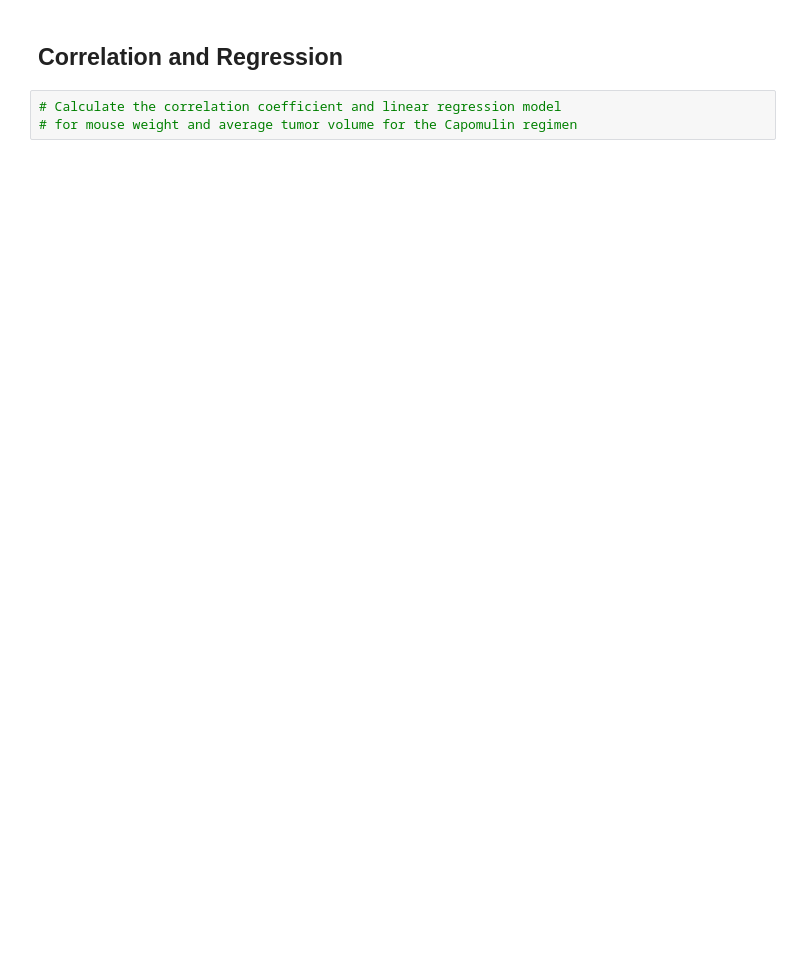
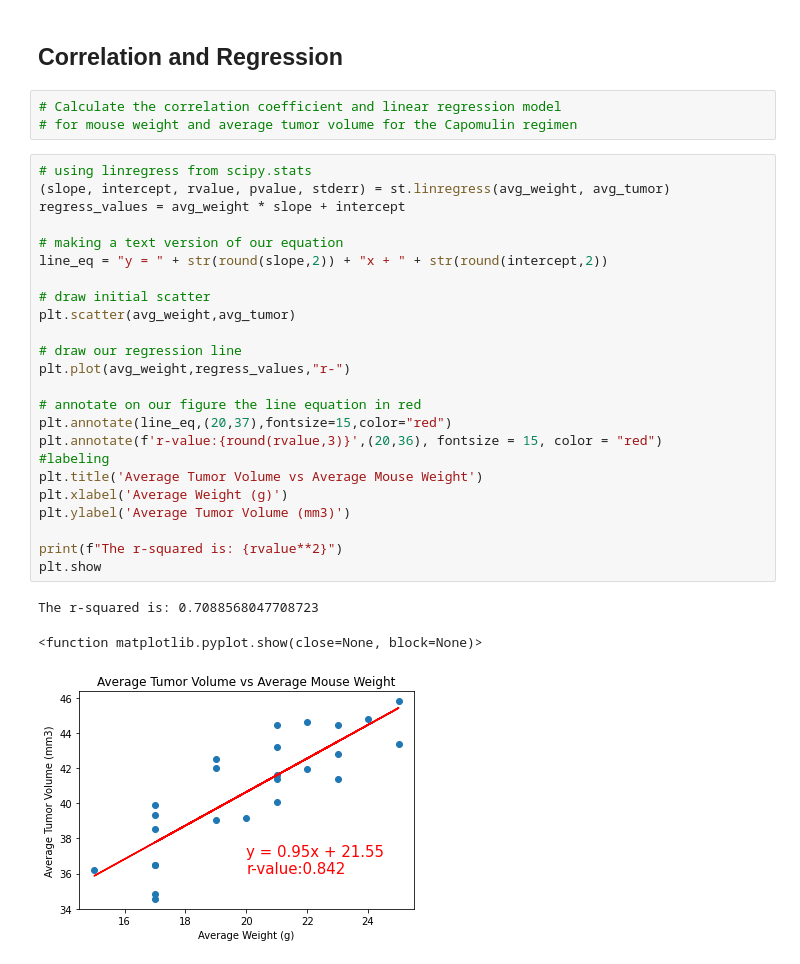
Before and after one commit to YHuang7802/Matplotlib-Challenge, a Jupyter notebook: pymaceuticals_starter-answers.ipynb, the cells around one changed output. Cells and saved outputs as stored; diff of their text form; blank space fills up the shorter version.

```diff
--- a/pymaceuticals_starter-answers.ipynb
+++ b/pymaceuticals_starter-answers.ipynb
@@ -446,3 +452,31 @@ plt.show
 # %%
 # Calculate the correlation coefficient and linear regression model
 # for mouse weight and average tumor volume for the Capomulin regimen
+# %%
+# using linregress from scipy.stats
+(slope, intercept, rvalue, pvalue, stderr) = st.linregress(avg_weight, avg_tumor)
+regress_values = avg_weight * slope + intercept
+
+# making a text version of our equation
+line_eq = "y = " + str(round(slope,2)) + "x + " + str(round(intercept,2))
+
+# draw initial scatter
+plt.scatter(avg_weight,avg_tumor)
+
+# draw our regression line
+plt.plot(avg_weight,regress_values,"r-")
+
+# annotate on our figure the line equation in red
+plt.annotate(line_eq,(20,37),fontsize=15,color="red")
+plt.annotate(f'r-value:{round(rvalue,3)}',(20,36), fontsize = 15, color = "red")
+#labeling
+plt.title('Average Tumor Volume vs Average Mouse Weight')
+plt.xlabel('Average Weight (g)')
+plt.ylabel('Average Tumor Volume (mm3)')
+
+print(f"The r-squared is: {rvalue**2}")
+plt.show
+# %% [output]
+The r-squared is: 0.7088568047708723
+<function matplotlib.pyplot.show(close=None, block=None)>
+[figure, added]
```
Also changed, not shown: parts of 3 cells of this notebook.
